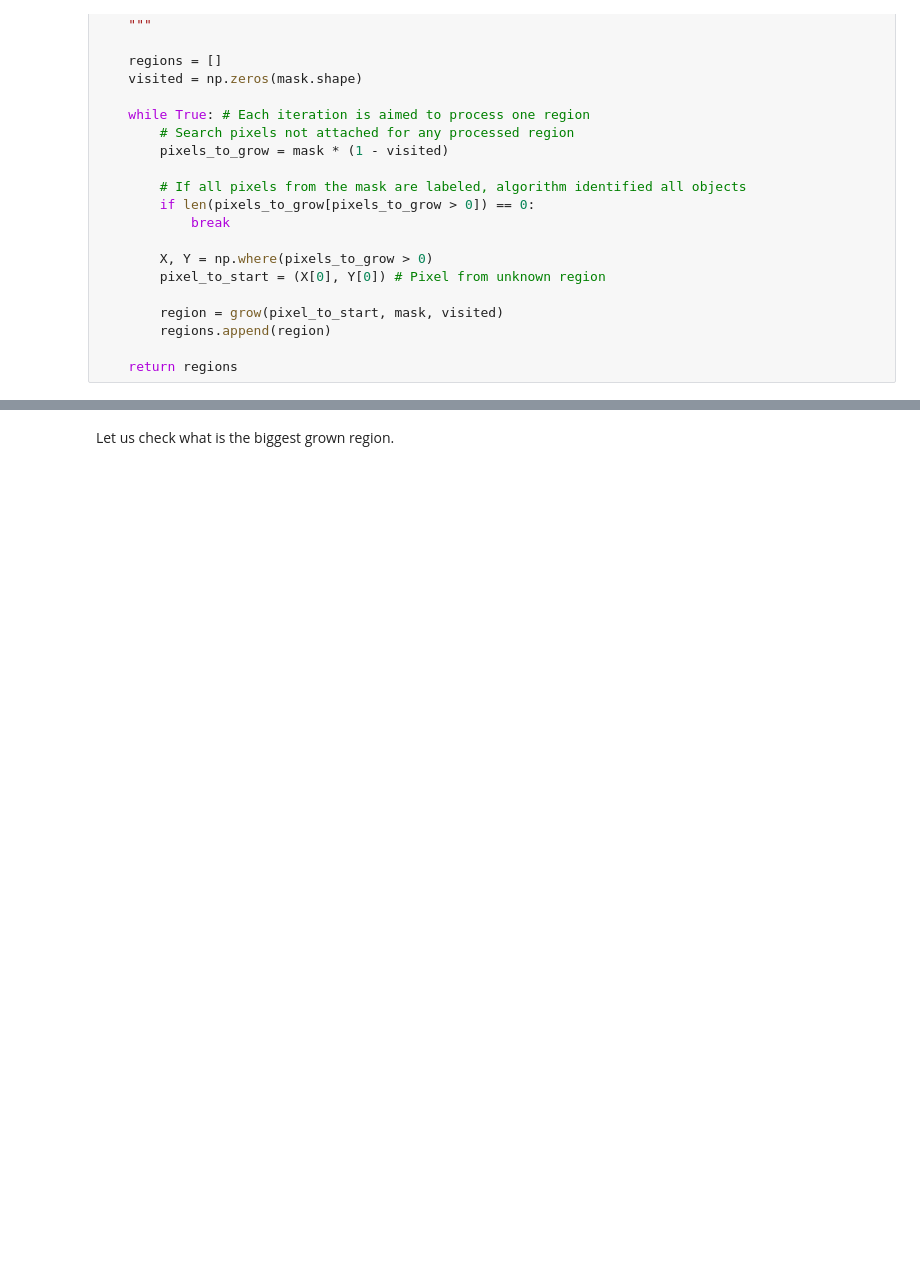
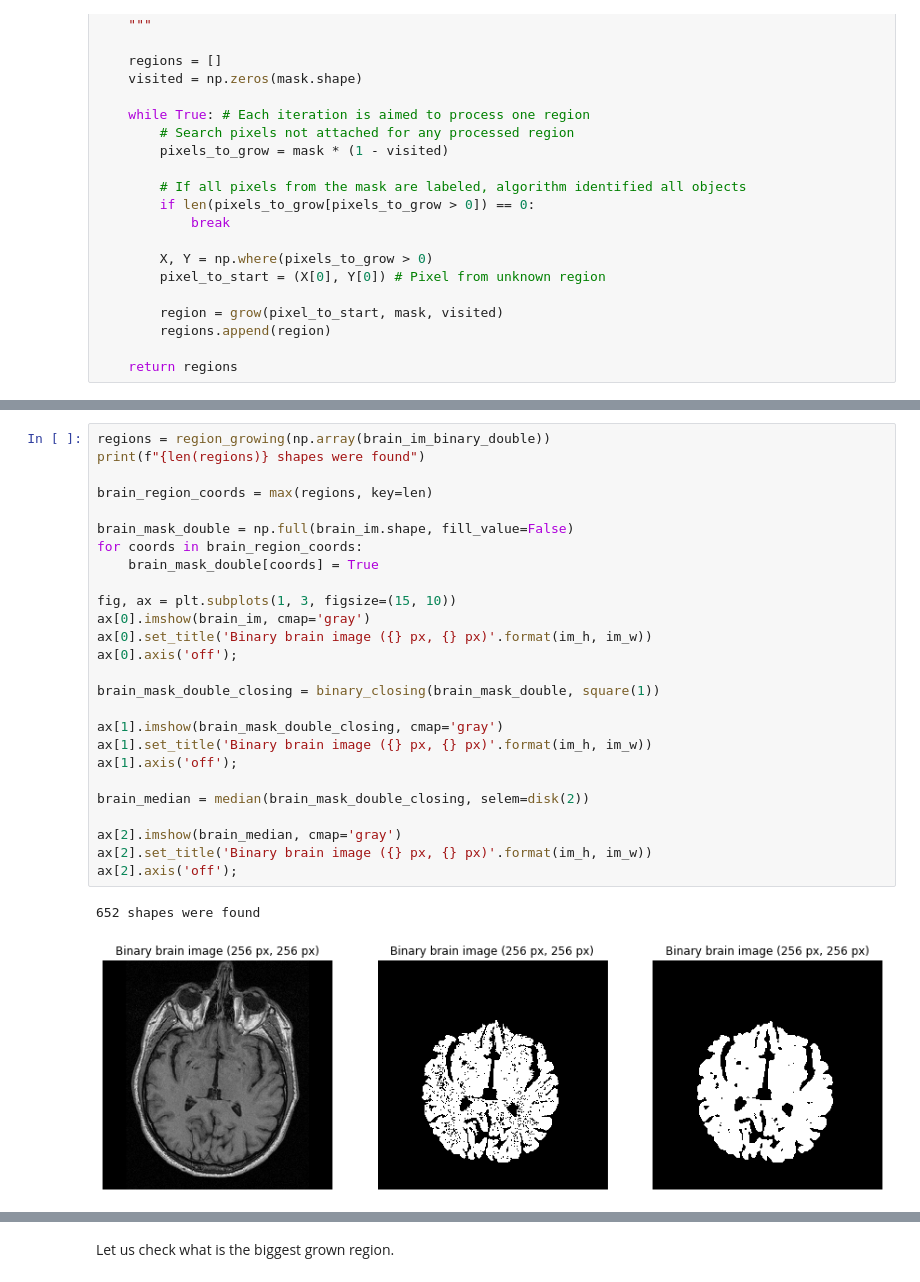
Before and after one commit to oganesManasian/Image-analysis-and-pattern-recognition, a Jupyter notebook: labs/lab_01_segmentation.ipynb, the cells around one changed output, grey strips where cells are left out. Drawn from its saved outputs; the diff is of its cells as text; blank space fills up the shorter version.

```diff
--- a/labs/lab_01_segmentation.ipynb
+++ b/labs/lab_01_segmentation.ipynb
@@ -158,3 +182,32 @@ def region_growing(mask):
+# %%
+regions = region_growing(np.array(brain_im_binary_double))
+print(f"{len(regions)} shapes were found")
+
+brain_region_coords = max(regions, key=len)
+
+brain_mask_double = np.full(brain_im.shape, fill_value=False)
+for coords in brain_region_coords:
+    brain_mask_double[coords] = True
+
+fig, ax = plt.subplots(1, 3, figsize=(15, 10))
+ax[0].imshow(brain_im, cmap='gray')
+ax[0].set_title('Binary brain image ({} px, {} px)'.format(im_h, im_w))
+ax[0].axis('off');
+
+brain_mask_double_closing = binary_closing(brain_mask_double, square(1))
+
+ax[1].imshow(brain_mask_double_closing, cmap='gray')
+ax[1].set_title('Binary brain image ({} px, {} px)'.format(im_h, im_w))
+ax[1].axis('off');
+
+brain_median = median(brain_mask_double_closing, selem=disk(2))
+
+ax[2].imshow(brain_median, cmap='gray')
+ax[2].set_title('Binary brain image ({} px, {} px)'.format(im_h, im_w))
+ax[2].axis('off');
+# %% [output]
+652 shapes were found
+[figure, added]
 # %%
 %%time
 
```
Also changed, not shown: parts of 18 cells of this notebook.
